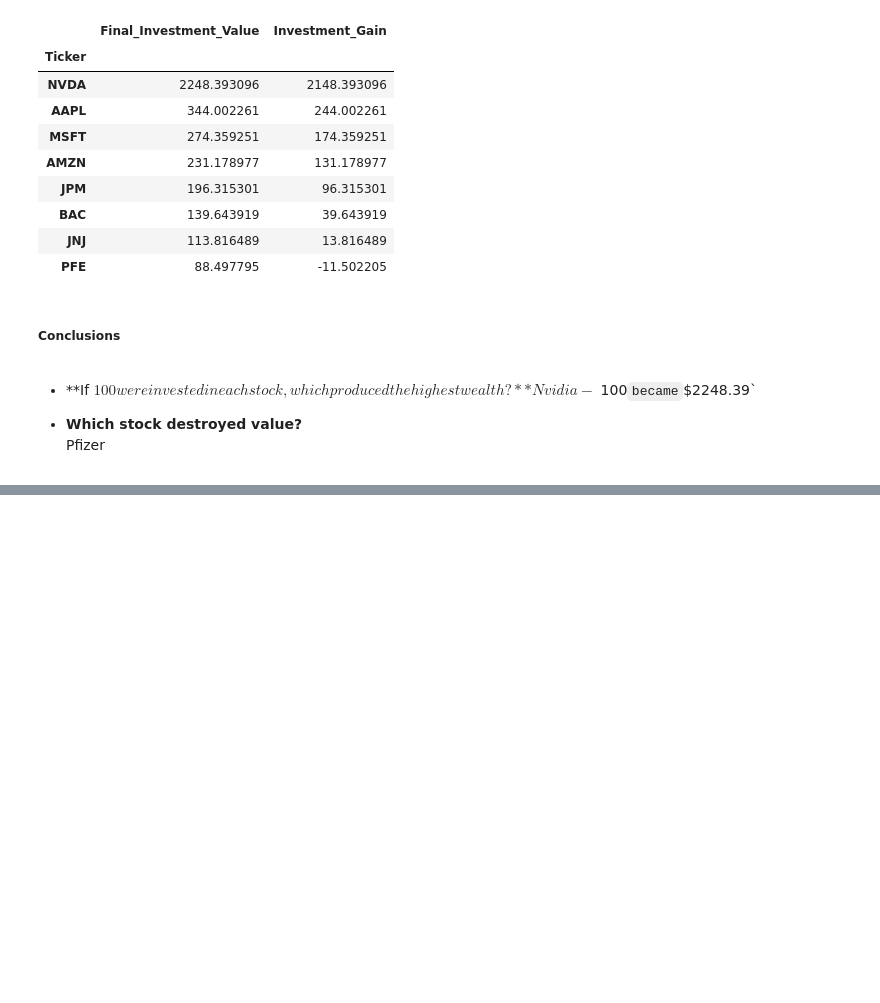
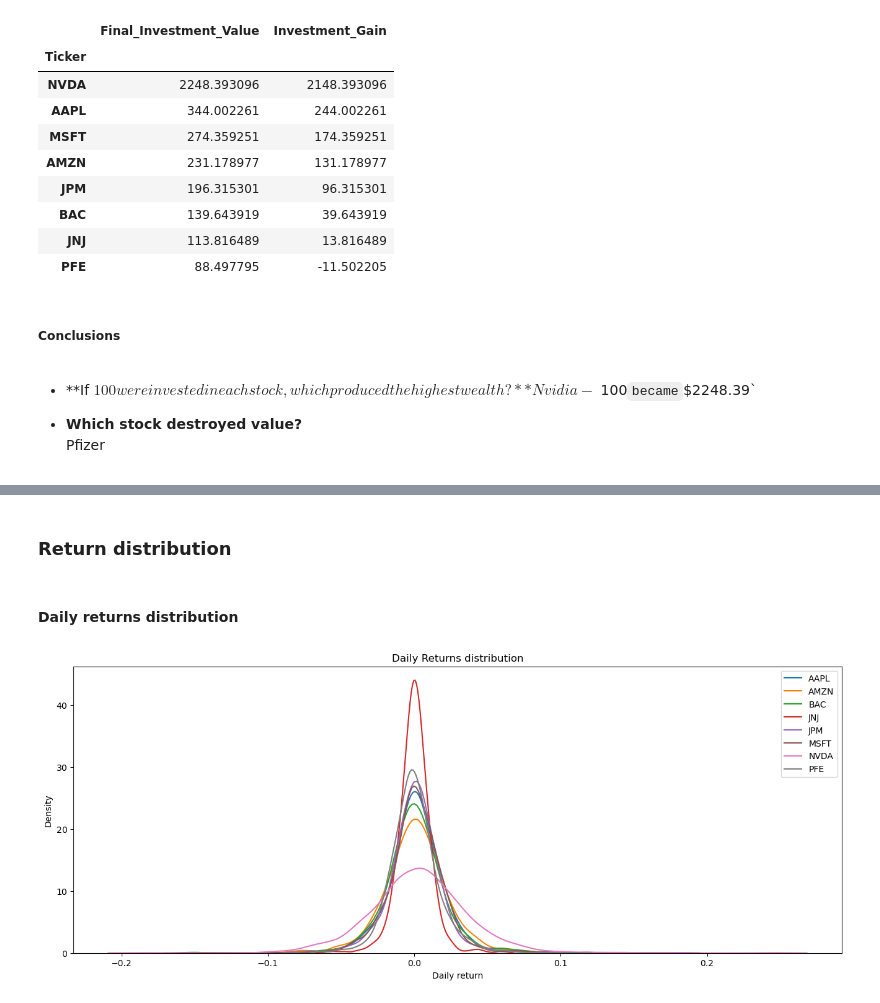
Before and after one commit to vaibhavpandeyprayag/investment-portfolio-analytics, a Jupyter notebook: notebooks/02_exploratory_data_analysis.ipynb, the cells around one changed output, grey strips where cells are left out. Cells and saved outputs as stored; diff of their text form; code cells hidden in the pictures; blank space fills up the shorter version.

```diff
--- a/notebooks/02_exploratory_data_analysis.ipynb
+++ b/notebooks/02_exploratory_data_analysis.ipynb
@@ -239,0 +324,21 @@ Pfizer
+# %% [markdown]
+### Return distribution
+# %% [markdown]
+#### Daily returns distribution
+# %%
+import seaborn as sns
+
+plt.figure(figsize=(16, 6))
+
+for ticker in returns["Ticker"].unique():
+    daily_return = returns.loc[returns["Ticker"] == ticker]
+    daily_return = daily_return["Daily_Return"].dropna()
+    sns.kdeplot(daily_return, label=ticker, fill=False)
+
+plt.title("Daily Returns distribution")
+plt.xlabel("Daily return")
+plt.ylabel("Density")
+plt.legend()
+plt.show()
+# %% [output]
+[figure, added]
```
Also changed, not shown: parts of 17 cells of this notebook.
